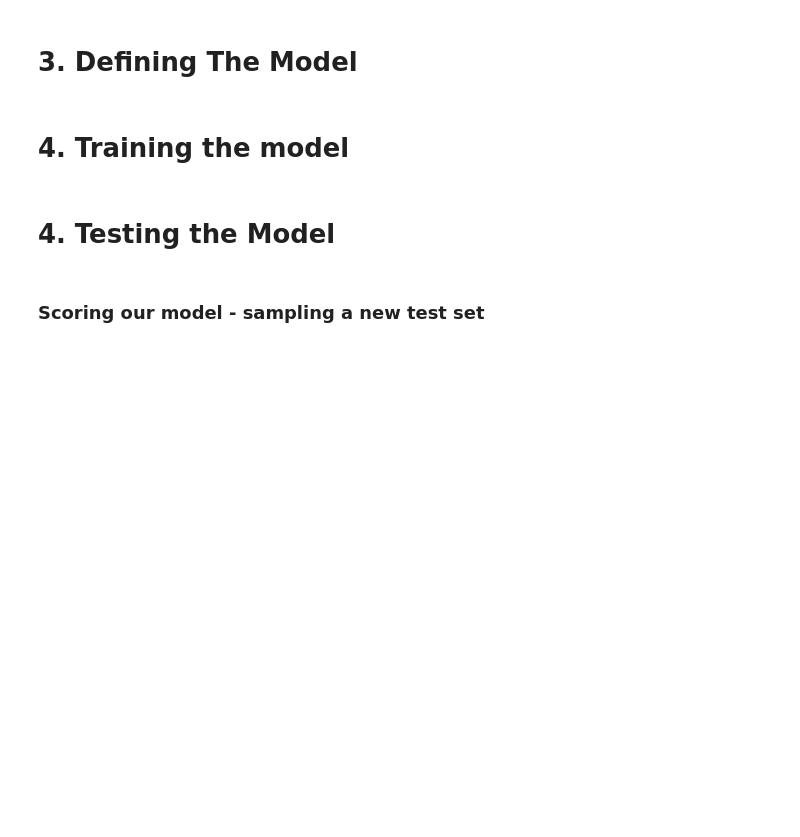
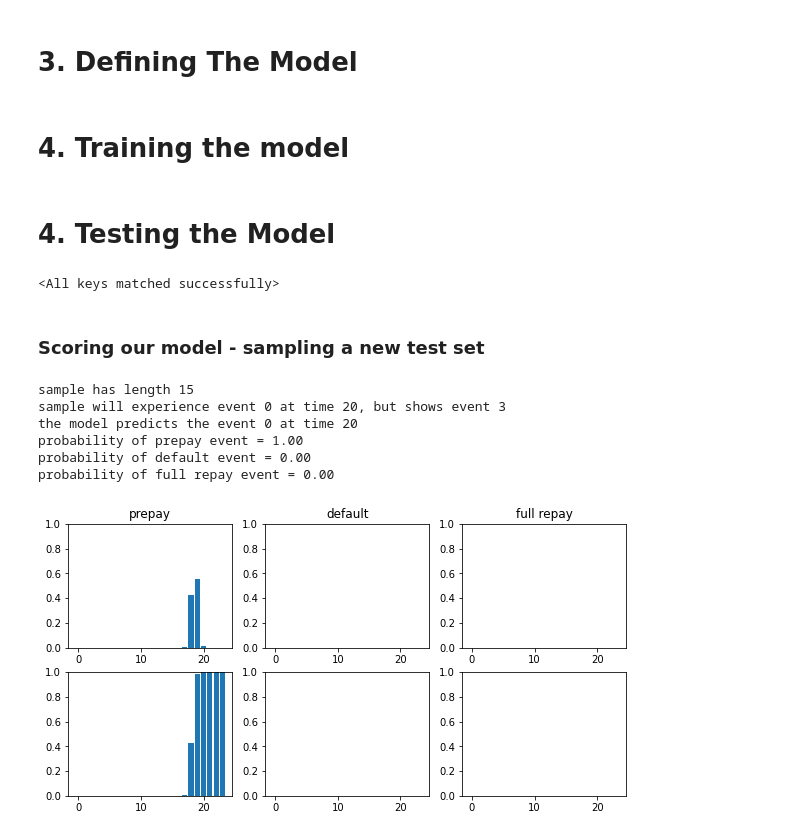
Before and after one commit to madkerpe/poc_ddht_pytorch, a Jupyter notebook: main_poc.ipynb, the cells around one changed output. Saved outputs shown, nothing was run; the diff lists cells and outputs as text; code cells hidden in the pictures; blank space fills up the shorter version.

```diff
--- a/main_poc.ipynb
+++ b/main_poc.ipynb
@@ -137,7 +150,7 @@ for epoch in trange(NUM_EPOCHS):
     batch_event = batch_event.to(DEVICE)
     batch_tte = batch_tte.to(DEVICE)
 
-    output_batch, first_hitting_time_batch = DDHT(batch_data, batch_data_length)
+    output_batch, first_hitting_time_batch, _ = DDHT(batch_data, batch_data_length)
 
     loss1 = LOSS_1_AMPLIFIER*loss_1_batch(first_hitting_time_batch, batch_event, batch_tte, batch_data_length, MAX_LENGTH, DEVICE)
     loss2 = LOSS_2_AMPLIFIER*loss_2_batch(first_hitting_time_batch, batch_event, batch_tte, batch_data_length, NUM_CAUSES, MAX_LENGTH, SIGMA, DEVICE)
@@ -171,7 +184,7 @@ for epoch in trange(NUM_EPOCHS):
       val_batch_event = val_batch_event.to(DEVICE)
       val_batch_tte = val_batch_tte.to(DEVICE)
 
-      val_output_batch, val_first_hitting_time_batch = DDHT(val_batch_data, val_data_length)
+      val_output_batch, val_first_hitting_time_batch, _ = DDHT(val_batch_data, val_data_length)
 
       val_loss1 = LOSS_1_AMPLIFIER*loss_1_batch(val_first_hitting_time_batch, val_batch_event, val_batch_tte, val_batch_data_length, MAX_LENGTH, DEVICE)/VAL_NUM_CASES_RUNTIME
       val_loss2 = LOSS_2_AMPLIFIER*loss_2_batch(val_first_hitting_time_batch, val_batch_event, val_batch_tte, val_batch_data_length, NUM_CAUSES, MAX_LENGTH, SIGMA, DEVICE)/VAL_NUM_CASES_RUNTIME
@@ -192,31 +205,41 @@ wandb.finish()
 PATH = "C:/Users/marij/Desktop/THESIS ECO/DDHT/DDHT_pytorch/models/model_v14_2048.pth"
 #torch.save(DDHT.state_dict(), PATH)
 DDHT.load_state_dict(torch.load(PATH))
+# %% [output]
+<All keys matched successfully>
 # %% [markdown]
 ### Scoring our model - sampling a new test set
 # %%
 from utils import plot_fht_and_cif
 from losses import CIF_K_tau
 
 DDHT.eval()
 test_data_loader = PocDataset(num_cases=1, test_set=True, repays=False)
 test_batch_data, test_batch_data_length, test_batch_event, test_batch_tte, test_meta = next(iter(test_data_loader))
 test_batch_data = test_batch_data.unsqueeze(0).to(DEVICE)
 test_batch_data_length = test_batch_data_length.unsqueeze(0).to(DEVICE)
 test_batch_event = test_batch_event.unsqueeze(0).to(DEVICE)
 
-test_output, test_first_hitting_time = DDHT(test_batch_data, test_batch_data_length)
+test_output, test_first_hitting_time, test_attention_weights = DDHT(test_batch_data, test_batch_data_length)
 print("sample has length %d" % test_batch_data_length[0])
 print("sample will experience event %d at time %d, but shows event %d" % (test_meta['ground_truth_event'], test_meta['age'], test_batch_event[0]))
 
 
 test_first_hitting_time_argmax = test_first_hitting_time.argmax().item()
 model_event_prediction = test_first_hitting_time_argmax // MAX_LENGTH
 model_tte_prediction = test_first_hitting_time_argmax % MAX_LENGTH
 print("the model predicts the event %d at time %d" % (model_event_prediction, model_tte_prediction + 1))
 
 print("probability of prepay event = %.2f" % CIF_K_tau(test_first_hitting_time[0], 0, 24, test_batch_data_length[0], MAX_LENGTH).item())
 print("probability of default event = %.2f" % CIF_K_tau(test_first_hitting_time[0], 1, 24, test_batch_data_length[0], MAX_LENGTH).item())
 print("probability of full repay event = %.2f" % CIF_K_tau(test_first_hitting_time[0], 2, 24, test_batch_data_length[0], MAX_LENGTH).item())
 
 plot_fht_and_cif(test_first_hitting_time[0], test_batch_data_length[0], MAX_LENGTH)
+# %% [output]
+sample has length 15
+sample will experience event 0 at time 20, but shows event 3
+the model predicts the event 0 at time 20
+probability of prepay event = 1.00
+probability of default event = 0.00
+probability of full repay event = 0.00
+[figure, added]
```
Also changed, not shown: parts of 9 cells of this notebook, 2 other files.
